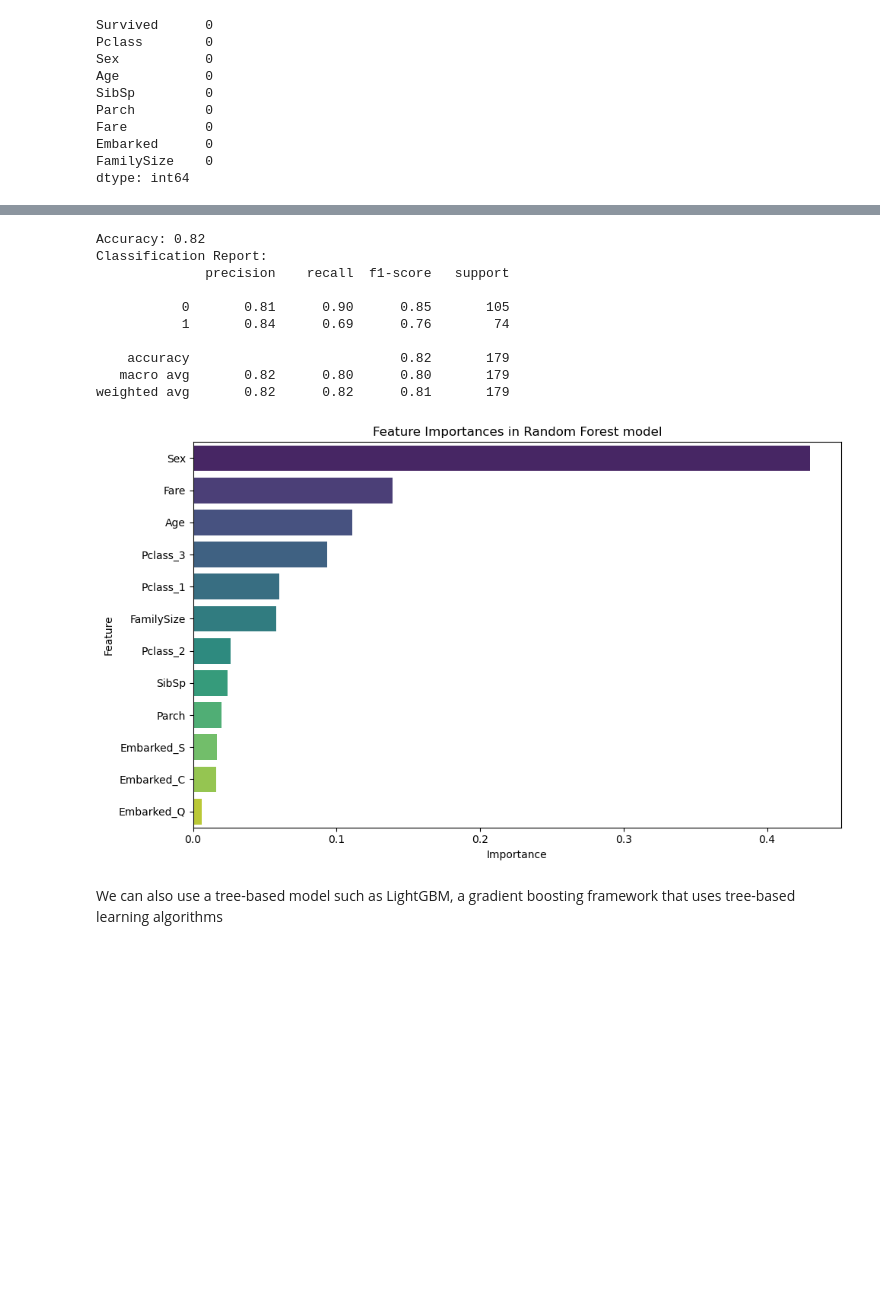
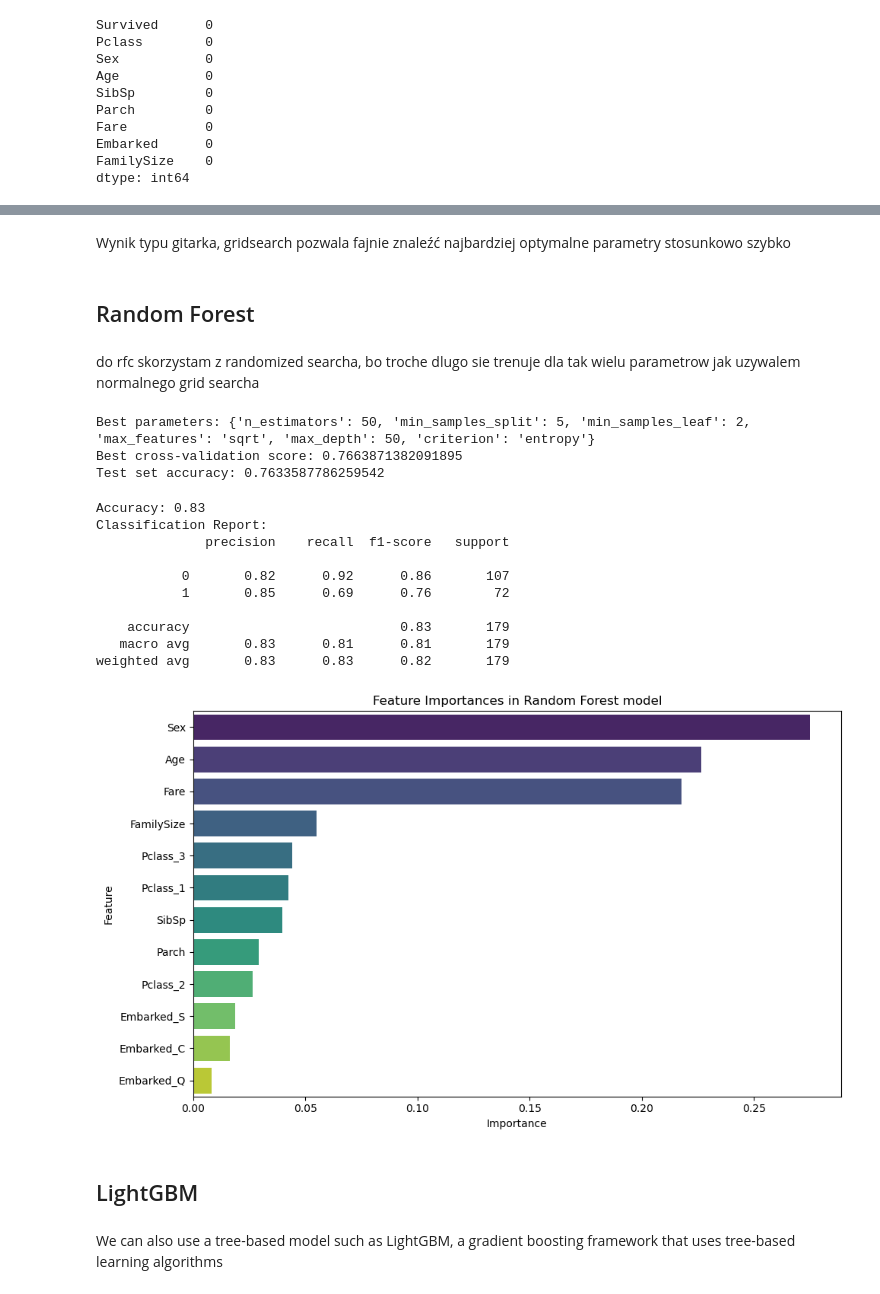
Before and after one commit to Solvro/ml-wakacyjne-wyzwanie-2025, a Jupyter notebook: predictingSurvivorsTitanic.ipynb, the cells around one changed output, grey strips where cells are left out. Cells and saved outputs as stored; diff of their text form; code cells hidden in the pictures; blank space fills up the shorter version.

```diff
--- a/predictingSurvivorsTitanic.ipynb
+++ b/predictingSurvivorsTitanic.ipynb
@@ -6,5 +16,4 @@ import matplotlib.pyplot as plt
 import warnings
 warnings.simplefilter(action='ignore', category=FutureWarning)
 # %%
-df = pd.read_csv('data/train.csv')
-test = pd.read_csv('data/test.csv')
+df = pd.read_csv('titanic.csv')
@@ -143,50 +149,93 @@ RandomForestClassifier(max_depth=5, min_samples_leaf=4, min_samples_split=10,
+# %% [markdown]
+Wynik typu gitarka, gridsearch pozwala fajnie znaleźć najbardziej optymalne parametry stosunkowo szybko
+# %% [markdown]
+## Random Forest
+# %% [markdown]
+do rfc skorzystam z randomized searcha, bo troche dlugo sie trenuje dla tak wielu parametrow jak uzywalem normalnego grid searcha
+# %%
+from sklearn.ensemble import RandomForestClassifier
+
+param_grid = {
+    'n_estimators': [50, 100, 200, 300, 500],
+    'max_depth': [None, 5, 10, 15, 20, 50],
+    'min_samples_split': [2, 5, 10],
+    'min_samples_leaf': [1, 2, 4],
+    'max_features': ['sqrt', 'log2'],
+    'criterion': ['gini', 'entropy']
+}
+
+randomForest = RandomForestClassifier()
+
+from sklearn.model_selection import RandomizedSearchCV
+grid_search = RandomizedSearchCV(
+    estimator=randomForest,
+    param_distributions=param_grid,
+    n_iter=100,
+    cv=5,
+    scoring='f1',
+)
+
+grid_search.fit(X_train, y_train)
+
+print('Best parameters:', grid_search.best_params_)
+print('Best cross-validation score:', grid_search.best_score_)
+
+test_score = grid_search.score(X_test, y_test)
+print('Test set accuracy:', test_score)
+# %% [output]
+Best parameters: {'n_estimators': 50, 'min_samples_split': 5, 'min_samples_leaf': 2, 'max_features': 'sqrt', 'max_depth': 50, 'criterion': 'entropy'}
+Best cross-validation score: 0.7663871382091895
+Test set accuracy: 0.7633587786259542
 # %%
-y_pred = randomForest.predict(X_test)
+best_model = grid_search.best_estimator_
+y_pred = best_model.predict(X_test)
 
 accuracy = accuracy_score(y_test, y_pred)
-print(f"Accuracy: {accuracy:.2f}")
+print(f'Accuracy: {accuracy:.2f}')
 
-print("Classification Report:")
+print('Classification Report:')
 print(classification_report(y_test, y_pred))
 # %% [output]
-Accuracy: 0.82
+Accuracy: 0.83
 Classification Report:
               precision    recall  f1-score   support
 
-           0       0.81      0.90      0.85       105
-           1       0.84      0.69      0.76        74
+           0       0.82      0.92      0.86       107
+           1       0.85      0.69      0.76        72
 
-    accuracy                           0.82       179
-   macro avg       0.82      0.80      0.80       179
-weighted avg       0.82      0.82      0.81       179
+    accuracy                           0.83       179
+   macro avg       0.83      0.81      0.81       179
+weighted avg       0.83      0.83      0.82       179
 # %%
-importances = randomForest.feature_importances_
+importances = best_model.feature_importances_
 
 feature_importance_df = pd.DataFrame({
     'Feature': X_train.columns,
     'Importance': importances
 })
 
 feature_importance_df = feature_importance_df.sort_values(by='Importance', ascending=False)
 
 top_n = 15
 feature_importance_df = feature_importance_df.head(top_n)
 
 plt.figure(figsize=(10, 6))
 sns.barplot(
     x='Importance',
     y='Feature',
     data=feature_importance_df,
     order=feature_importance_df['Feature'],
     palette='viridis'
 )
 plt.title('Feature Importances in Random Forest model')
 plt.xlabel('Importance')
 plt.ylabel('Feature')
 plt.tight_layout()
 plt.show()
 # %% [output]
-[figure, old version]
+[figure, new version]
+# %% [markdown]
+## LightGBM
 # %% [markdown]
 We can also use a tree-based model such as LightGBM, a gradient boosting framework that uses tree-based learning algorithms
 # %%
```
Also changed, not shown: parts of 27 cells of this notebook.
